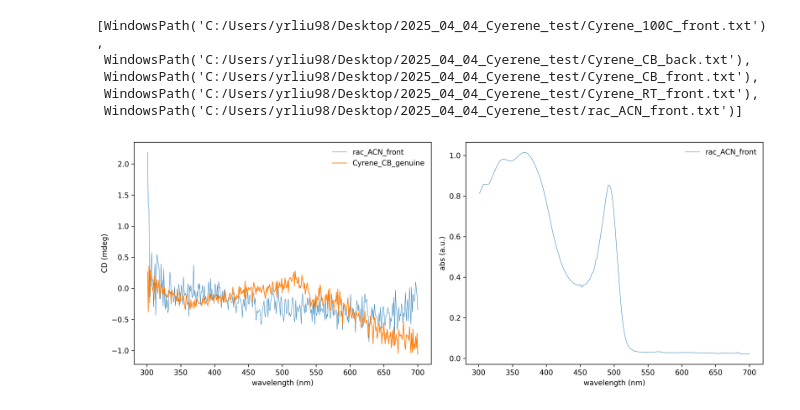
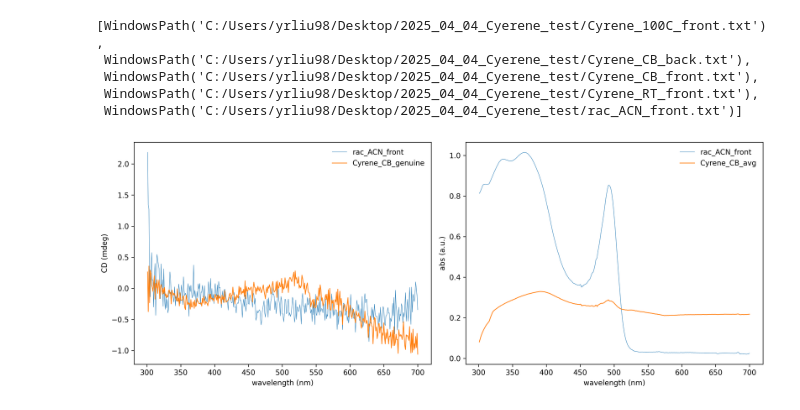
Before and after one commit to yyrliu/lbl-snipplets, a Jupyter notebook: cd-plot.ipynb, the cells around one changed output. Drawn from its saved outputs; the diff is of its cells as text; code cells hidden in the pictures.

```diff
--- a/cd-plot.ipynb
+++ b/cd-plot.ipynb
@@ -27,6 +27,8 @@ genuine_df = double_side_samples[0].merge(double_side_samples[1], on="wavelength
 
 genuine_df["genuine_CD"] = (genuine_df["CD_x"] + genuine_df["CD_y"]) / 2
 
+genuine_df["avg_abs"] = (genuine_df["abs_x"] + genuine_df["abs_y"]) / 2
+
 to_exclude = [0, 1, 2, 3]
 
 for i in sorted(to_exclude, reverse=True):
@@ -34,28 +36,32 @@ for i in sorted(to_exclude, reverse=True):
 # %%
 fig, axs = plt.subplots(nrows=1, ncols=2, figsize=(13, 5), dpi=300, layout="tight")
 
 for df in dfs:
     axs[0].plot(df["wavelength"], df["CD"], label=df["name"], lw=0.5)
 
 axs[0].plot(genuine_df["wavelength"], genuine_df["genuine_CD"], label="Cyrene_CB_genuine", lw=1)
 
 handles, labels = axs[0].get_legend_handles_labels()
 order = [4, 0, 3, 2, 1, 5]
 if len(order) == len(dfs):
     axs[0].legend([handles[idx] for idx in order], [labels[idx] for idx in order], frameon=False)
 else:
     axs[0].legend(frameon=False)
 
 axs[0].set_xlabel("wavelength (nm)")
 axs[0].set_ylabel("CD (mdeg)")
 
 for df in dfs:
     axs[1].plot(df["wavelength"], df["abs"], label=df["name"], lw=0.5)
-    axs[1].legend(frameon=False)
 
+
+axs[1].plot(genuine_df["wavelength"], genuine_df["avg_abs"], label="Cyrene_CB_avg", lw=1)
+
+axs[1].legend(frameon=False)
 axs[1].set_xlabel("wavelength (nm)")
 axs[1].set_ylabel("abs (a.u.)")
+# axs[1].set_yscale("log")
 
 fig.savefig(Path(data_dir, "ACN_CB_plot.jpg"))
 # %% [output]
-[figure, old version]
+[figure, new version]
```
Also changed, not shown: parts of 3 cells of this notebook, 4 other files.
